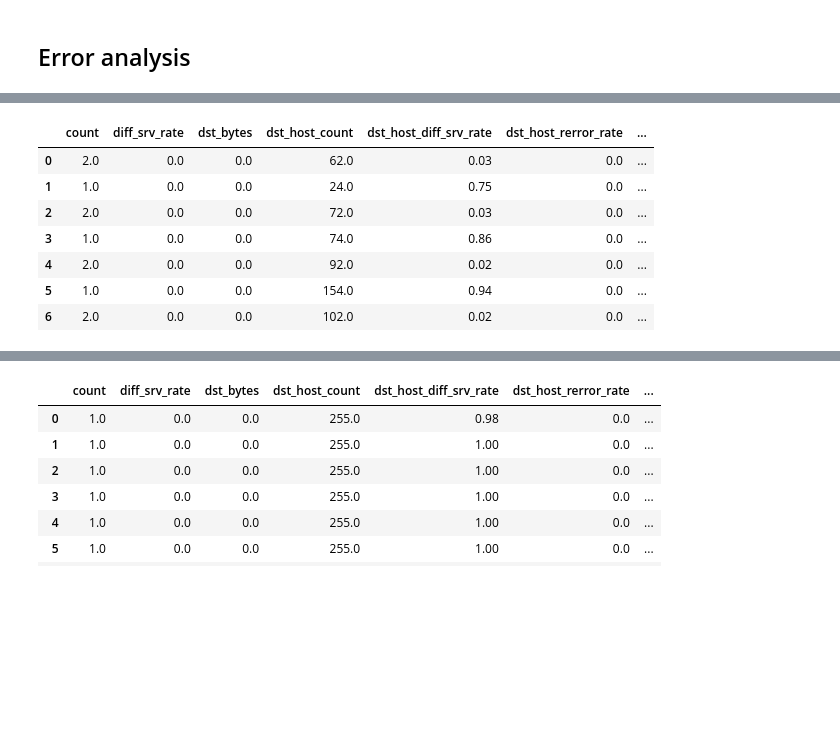
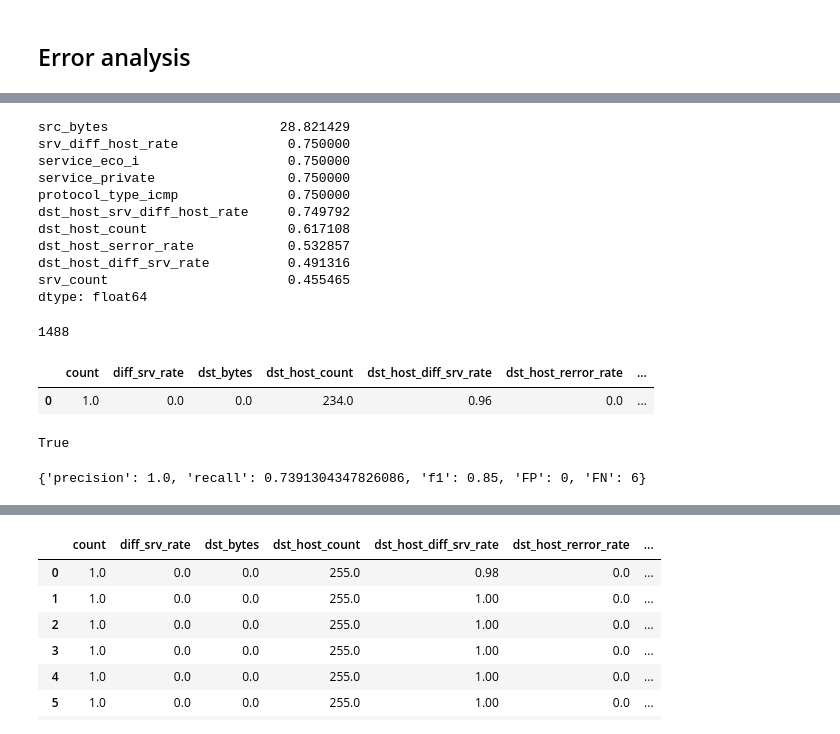
Before and after one commit to amirziai/cs221-ai-project, a Jupyter notebook: final.ipynb, the cells around one changed output, grey strips where cells are left out. Cells and saved outputs as stored; diff of their text form; code cells hidden in the pictures; blank space fills up the shorter version.

```diff
--- a/final.ipynb
+++ b/final.ipynb
@@ -213,6 +262,5 @@ ni.plot_active_learning_time_series_overlapping(
 # %%
-label = 'nmap.'
 active_learning_data = ni._active_learning_data_split(label)
-clf = ni.active_learning_rf
-clf.fit(active_learning_data.x_train_start,
-       active_learning_data.y_train_start)
+active_learner = ActiveLearner(ni.active_learning_rf, uncertainty_sampling,
+                              active_learning_data.x_train_start.values,
+                              active_learning_data.y_train_start.values)
@@ -258,12 +286,31 @@ pd.DataFrame({'feature': ni.splits['nmap.']['x_train'].columns,
+# %%
+get_right_wrong_comp(predictions, n=10)
+# %% [output]
+src_bytes                      28.821429
+srv_diff_host_rate              0.750000
+service_eco_i                   0.750000
+service_private                 0.750000
+protocol_type_icmp              0.750000
+dst_host_srv_diff_host_rate     0.749792
+dst_host_count                  0.617108
+dst_host_serror_rate            0.532857
+dst_host_diff_srv_rate          0.491316
+srv_count                       0.455465
+dtype: float64
+# %%
+index = active_learner.query(active_learning_data.x_train_pool.values)[0][0]
+index
+# %% [output]
+1488
 # %%
-pd.DataFrame(active_learning_data.x_dev[predictions != active_learning_data.y_dev],
-             columns=ni.splits['nmap.']['x_train'].columns)
+pd.DataFrame(
+active_learning_data.x_train_pool.values[index].reshape(1, -1),
+    columns=ni.splits['nmap.']['x_dev'].columns
+)
 # %% [output]
 |  | count | diff_srv_rate | dst_bytes | dst_host_count | dst_host_diff_srv_rate | dst_host_rerror_rate | ... |
-| 0 | 2.0 | 0.0 | 0.0 | 62.0 | 0.03 | 0.0 | ... |
-| 1 | 1.0 | 0.0 | 0.0 | 24.0 | 0.75 | 0.0 | ... |
-| 2 | 2.0 | 0.0 | 0.0 | 72.0 | 0.03 | 0.0 | ... |
-| 3 | 1.0 | 0.0 | 0.0 | 74.0 | 0.86 | 0.0 | ... |
-| 4 | 2.0 | 0.0 | 0.0 | 92.0 | 0.02 | 0.0 | ... |
-| 5 | 1.0 | 0.0 | 0.0 | 154.0 | 0.94 | 0.0 | ... |
-| 6 | 2.0 | 0.0 | 0.0 | 102.0 | 0.02 | 0.0 | ... |
+| 0 | 1.0 | 0.0 | 0.0 | 234.0 | 0.96 | 0.0 | ... |
+# %%
+active_learning_data.y_train_pool[index]
+# %% [output]
+True
@@ -269,0 +323,4 @@ pd.DataFrame(active_learning_data.x_dev[predictions != active_learning_data.y_de
+# %%
+predictions = get_predictions(active_learner)
+# %% [output]
+{'precision': 1.0, 'recall': 0.7391304347826086, 'f1': 0.85, 'FP': 0, 'FN': 6}
```
Also changed, not shown: parts of 25 cells of this notebook, 47 other files.
